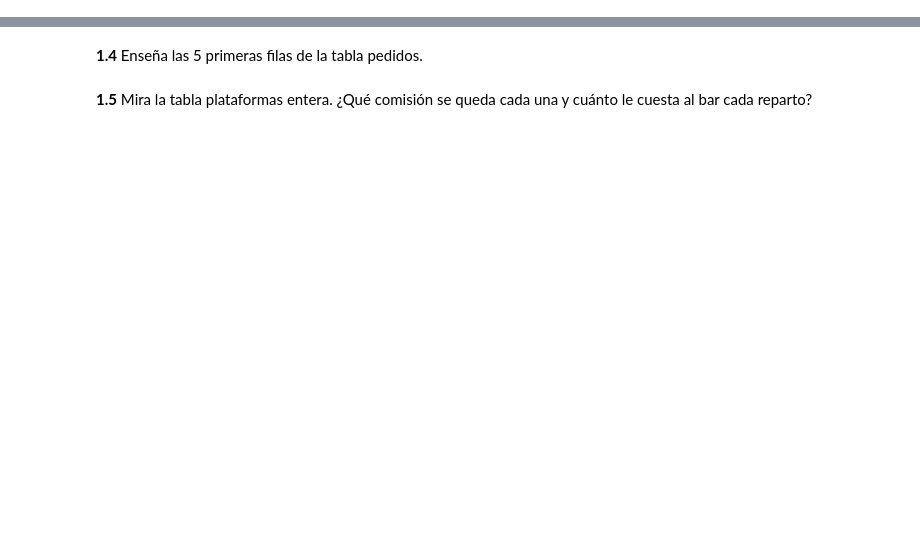
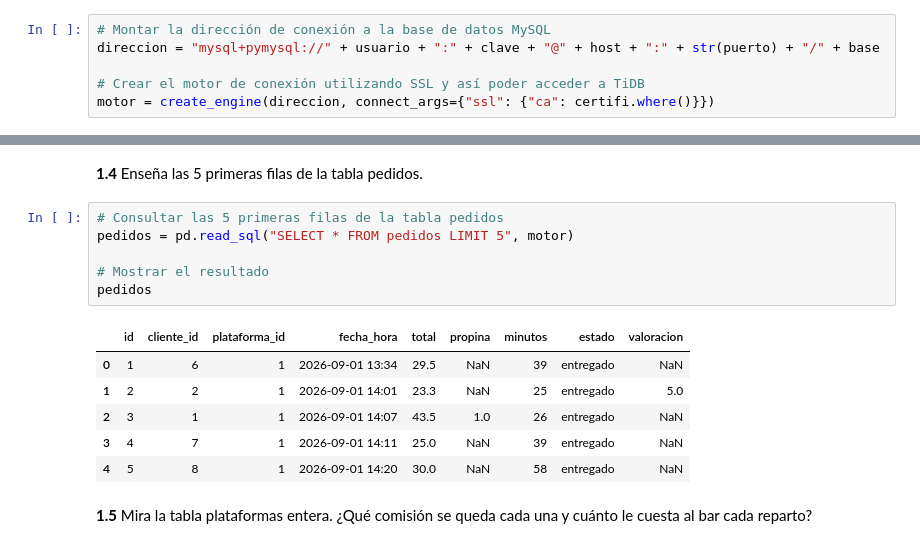
Before and after one commit to eripinor/practica_domicilio, a Jupyter notebook: a_domicilio.ipynb, the cells around one changed output, grey strips where cells are left out. Saved outputs shown, nothing was run; the diff lists cells and outputs as text; blank space fills up the shorter version.

```diff
--- a/a_domicilio.ipynb
+++ b/a_domicilio.ipynb
@@ -28,5 +65,11 @@ clave = "zSXFpLYX8od3xnGt"
 base = "a_domicilio"  # la base de datos del proyecto
 # %% [markdown]
 **1.2** Monta la dirección de la base de datos, un texto con esta forma: mysql+pymysql://usuario:clave@host:puerto/base. Usa tus variables de la 1.1 y júntalas con + (el puerto es un número: pásalo a texto con str). Después crea el motor con create_engine(direccion, connect_args={"ssl": {"ca": certifi.where()}}): el connect_args hace que la conexión vaya cifrada, que es lo que pide TiDB.
+# %%
+# Montar la dirección de conexión a la base de datos MySQL
+direccion = "mysql+pymysql://" + usuario + ":" + clave + "@" + host + ":" + str(puerto) + "/" + base
+
+# Crear el motor de conexión utilizando SSL y así poder acceder a TiDB
+motor = create_engine(direccion, connect_args={"ssl": {"ca": certifi.where()}})
 # %% [markdown]
 **1.3** ¿Qué tablas hay? En MySQL se ve con SHOW TABLES. Resultado esperado: 6 tablas.
@@ -33,4 +90,17 @@ base = "a_domicilio"  # la base de datos del proyecto
 # %% [markdown]
 **1.4** Enseña las 5 primeras filas de la tabla pedidos.
+# %%
+# Consultar las 5 primeras filas de la tabla pedidos
+pedidos = pd.read_sql("SELECT * FROM pedidos LIMIT 5", motor)
+
+# Mostrar el resultado
+pedidos
+# %% [output]
+|  | id | cliente_id | plataforma_id | fecha_hora | total | propina | minutos | estado | valoracion |
+| 0 | 1 | 6 | 1 | 2026-09-01 13:34 | 29.5 | NaN | 39 | entregado | NaN |
+| 1 | 2 | 2 | 1 | 2026-09-01 14:01 | 23.3 | NaN | 25 | entregado | 5.0 |
+| 2 | 3 | 1 | 1 | 2026-09-01 14:07 | 43.5 | 1.0 | 26 | entregado | NaN |
+| 3 | 4 | 7 | 1 | 2026-09-01 14:11 | 25.0 | NaN | 39 | entregado | NaN |
+| 4 | 5 | 8 | 1 | 2026-09-01 14:20 | 30.0 | NaN | 58 | entregado | NaN |
 # %% [markdown]
 **1.5** Mira la tabla plataformas entera. ¿Qué comisión se queda cada una y cuánto le cuesta al bar cada reparto?
```
Also changed, not shown: parts of 10 cells of this notebook.
